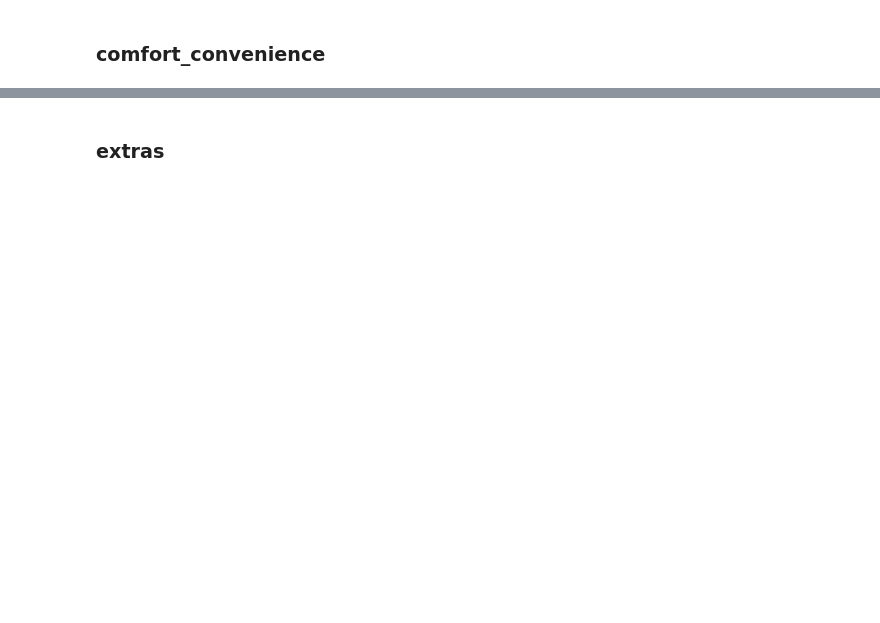
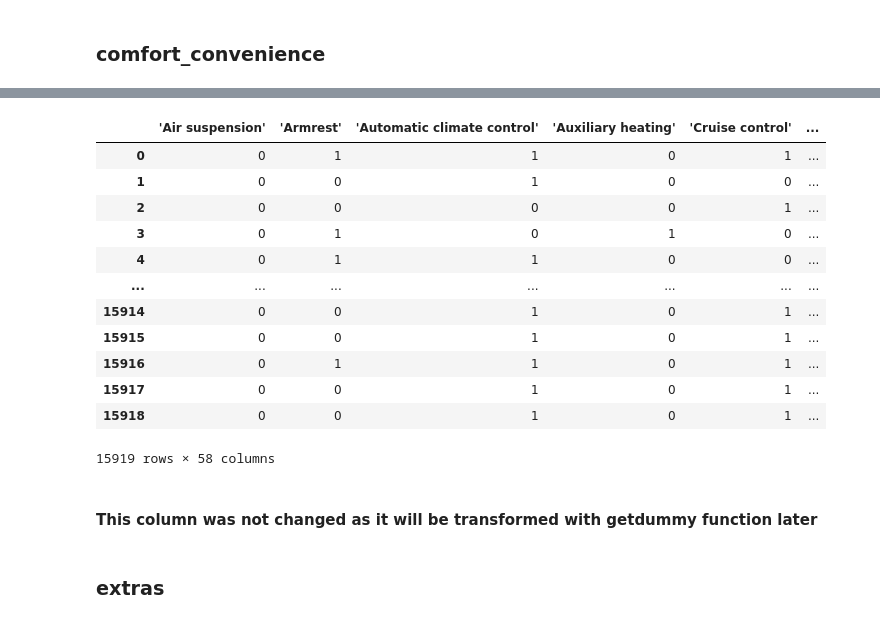
Before and after one commit to drewgervang/magnimind, a Jupyter notebook: Machine Learning/ML_Project1 - Car Data/ML_Project1 - Cleaning Car Data.ipynb, the cells around one changed output, grey strips where cells are left out. Saved outputs shown, nothing was run; the diff lists cells and outputs as text; code cells hidden in the pictures; blank space fills up the shorter version.

```diff
--- a/Machine Learning/ML_Project1 - Car Data/ML_Project1 - Cleaning Car Data.ipynb
+++ b/Machine Learning/ML_Project1 - Car Data/ML_Project1 - Cleaning Car Data.ipynb
@@ -454,3 +608,23 @@ car_data['comfort_convenience'].value_counts(dropna=False)
+# %%
+car_data['comfort_convenience'] = car_data['comfort_convenience'].astype('str').str.replace('[','').str.replace("]",'')
+# %%
+car_data['comfort_convenience'].astype('str').str.replace('[','').str.replace("]",'').str.get_dummies(sep=",")
+# %% [output]
+|  | 'Air suspension' | 'Armrest' | 'Automatic climate control' | 'Auxiliary heating' | 'Cruise control' | ... |
+| 0 | 0 | 1 | 1 | 0 | 1 | ... |
+| 1 | 0 | 0 | 1 | 0 | 0 | ... |
+| 2 | 0 | 0 | 0 | 0 | 1 | ... |
+| 3 | 0 | 1 | 0 | 1 | 0 | ... |
+| 4 | 0 | 1 | 1 | 0 | 0 | ... |
+| ... | ... | ... | ... | ... | ... | ... |
+| 15914 | 0 | 0 | 1 | 0 | 1 | ... |
+| 15915 | 0 | 0 | 1 | 0 | 1 | ... |
+| 15916 | 0 | 1 | 1 | 0 | 1 | ... |
+| 15917 | 0 | 0 | 1 | 0 | 1 | ... |
+| 15918 | 0 | 0 | 1 | 0 | 1 | ... |
+15919 rows × 58 columns
+# %% [markdown]
+#### This column was not changed as it will be transformed with getdummy function later
 # %% [markdown]
 ### extras
 # %%
```
Also changed, not shown: parts of 79 cells of this notebook, 4 other files.
